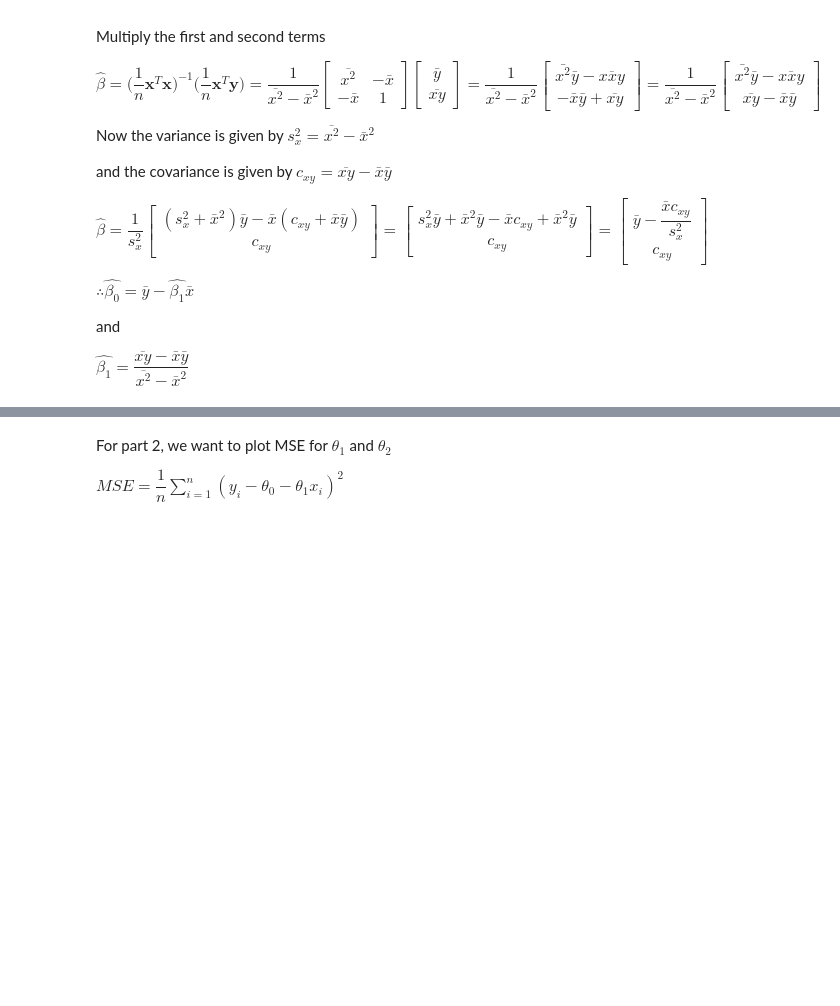
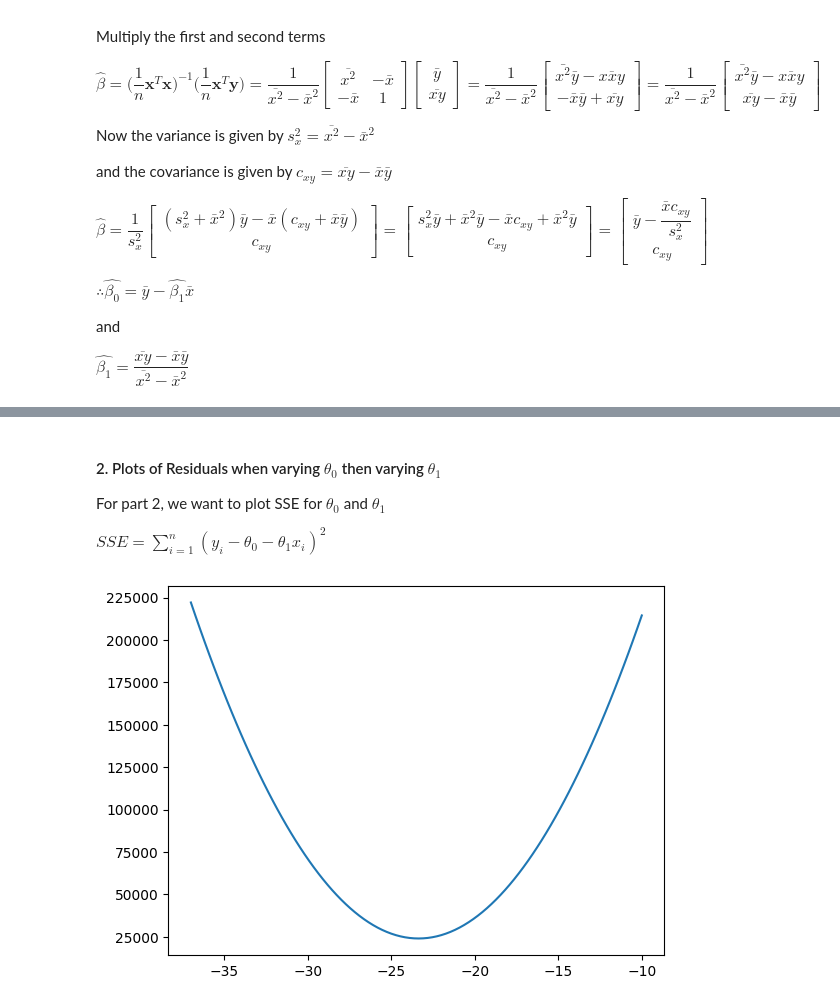
Before and after one commit to samtaba/Statistics, a Jupyter notebook: Linear_Regression.ipynb, the cells around one changed output, grey strips where cells are left out. Saved outputs shown, nothing was run; the diff lists cells and outputs as text; code cells hidden in the pictures; blank space fills up the shorter version.

```diff
--- a/Linear_Regression.ipynb
+++ b/Linear_Regression.ipynb
@@ -396,4 +409,28 @@ plt.show()
 # %% [markdown]
-For part 2, we want to plot MSE for $ \theta_1 $ and $ \theta_2 $
+#### 2. Plots of Residuals when varying $ \theta_0 $ then varying  $ \theta_1 $
 
-$ MSE = \dfrac{1}{n} \sum\limits_{i=1}^{n} (y_i - \theta_0 - \theta_1 x_i)^2 $
+For part 2, we want to plot SSE for $ \theta_0 $ and $ \theta_1 $
+
+$ SSE = \sum\limits_{i=1}^{n} (y_i - \theta_0 - \theta_1 x_i)^2 $
+# %%
+import numpy as np
+import matplotlib.pyplot as plt
+
+x = np.array([10.3, 10.3, 10.1, 9.3, 8.4, 7.3, 8.4, 7.9, 7.6, 7.6, 6.9, 7.4, 8.1, 7.0, 6.5, 5.8])
+y = np.array([183.8, 183.2, 174.9, 173.5, 172.9, 173.2, 173.2, 169.7, 174.5, 177.9, 188.1, 203.2, 230.2, 258.2, 309.8, 329.8])
+
+def f(x, y, theta0, theta1):
+  n = len(x)
+  s = 0
+  for i in range(0, n):
+    residual = (y[i] - theta0 - theta1 * x[i])**2
+    s = s + residual
+  return s
+
+theta1 = np.linspace(-37, -10, 100)
+
+plt.plot(theta1, f(x, y, 393, theta1))
+
+plt.show()
+# %% [output]
+[figure, added]
```
Also changed, not shown: parts of 7 cells of this notebook, 1 other file.
